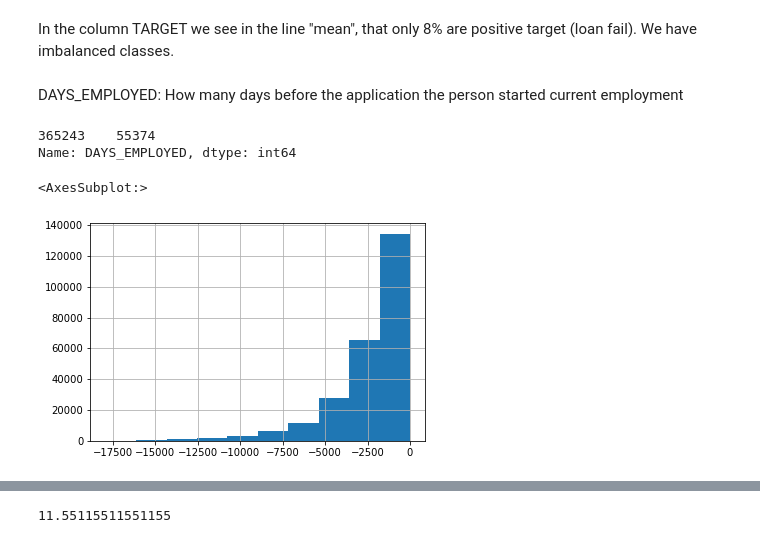
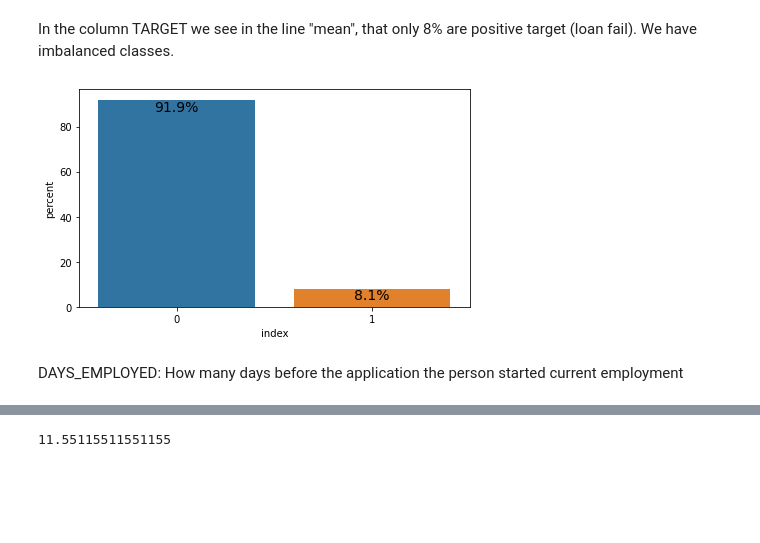
Before and after one commit to VeronikaBerezhnaia/OC_P7_credit_scoring, a Jupyter notebook: Implementez_modele_scoring.ipynb, the cells around one changed output, grey strips where cells are left out. Drawn from its saved outputs; the diff is of its cells as text; code cells hidden in the pictures; blank space fills up the shorter version.

```diff
--- a/Implementez_modele_scoring.ipynb
+++ b/Implementez_modele_scoring.ipynb
@@ -371,3 +408,15 @@ Name: EMERGENCYSTATE_MODE, dtype: int64
+# %%
+appli_tr = appli_tr.drop(['WEEKDAY_APPR_PROCESS_START',
+#                           'FLAG_OWN_CAR',
+                          'FLAG_OWN_REALTY',
+                          'NAME_TYPE_SUITE',
+                          'NAME_FAMILY_STATUS',
+#                           'ORGANIZATION_TYPE',
+                          'FONDKAPREMONT_MODE',
+#                           'HOUSETYPE_MODE',
+                          'WALLSMATERIAL_MODE',
+#                           'EMERGENCYSTATE_MODE' # has just 1 column
+                         ], axis=1)
 # %% [markdown]
 ## Flags
 Let's look for the most risky category for each falag value. Flags are integers, but since they have finite numbers of values, I can apply to them "find the most risky" function, the same way that I did to categorial variables.
@@ -523,2 +508,0 @@ CNT_FAM_MEMBERS: 2 empty cells,      0.001% missing,      17 unique values.
-# %%
-appli_tr = appli_tr.drop(['HOUR_APPR_PROCESS_START'], axis=1)
@@ -617,37 +650,27 @@ appli_tr.select_dtypes(include=int).describe()
 # %% [markdown]
 In the column TARGET we see in the line "mean", that only 8% are positive target (loan fail). We have imbalanced classes.
 # %%
-# # useless graph: we see the proportion of classes from describe method of the DataFrame, column TARGET, line MEAN
+# we have already seen the proportion of classes from describe method of the DataFrame, column TARGET, line MEAN
 
 
-# norm_target = appli_tr.TARGET.value_counts(normalize=True).mul(100).rename('percent').reset_index()
+norm_target = appli_tr.TARGET.value_counts(normalize=True).mul(100).rename('percent').reset_index()
 
-# plt.figure(figsize=(7,4))
-# # ax = sns.barplot(x=norm_target.index, y=norm_target.values, data=norm_target)
-# ax = sns.barplot(x='index', y='percent', data=norm_target)
+plt.figure(figsize=(7,4))
+# ax = sns.barplot(x=norm_target.index, y=norm_target.values, data=norm_target)
+ax = sns.barplot(x='index', y='percent', data=norm_target)
 
-# # annotate shows the values above the graphs
-# # in the cycle, take every bar on the graph and write the value
-# for patch in ax.patches:
-#     percentage= '{:.1f}%'.format(patch.get_height())
-#     ax.annotate(percentage, # text
-#     (patch.get_x() + patch.get_width() / 2, patch.get_height()), # set x and y for the annotation
-#     ha='center',
-#     va='top',
-# #     xytext=(0, 10), # with this line all the annotations are located in the same area, signatures overlap
-# #     textcoords='offset_points', # shift from the coordinate
-#     fontsize=14)
+# annotate shows the values above the graphs
+# in the cycle, take every bar on the graph and write the value
+for patch in ax.patches:
+    percentage= '{:.1f}%'.format(patch.get_height())
+    ax.annotate(percentage, # text
+    (patch.get_x() + patch.get_width() / 2, patch.get_height()), # set x and y for the annotation
+    ha='center',
+    va='top',
+#     xytext=(0, 10), # with this line all the annotations are located in the same area, signatures overlap
+#     textcoords='offset_points', # shift from the coordinate
+    fontsize=14)
+# %% [output]
+[figure, added]
 # %% [markdown]
 DAYS_EMPLOYED: How many days before the application the person started current employment
-# %%
-# display(appli_tr.DAYS_EMPLOYED.hist()) # a peak around 350,000
-display(appli_tr.loc[appli_tr.DAYS_EMPLOYED > 5000, 'DAYS_EMPLOYED'].value_counts(dropna=False)) #365243 is 1,000 years
-
-appli_tr.loc[appli_tr.DAYS_EMPLOYED > 50_000, 'DAYS_EMPLOYED'] = np.nan # 50,000 days is 136.89 years
-# appli_tr.replace(365243, np.nan, inplace=True) # works as well
-display(appli_tr.DAYS_EMPLOYED.hist()) # How many days before the application the person started current employment
-# %% [output]
-365243    55374
-Name: DAYS_EMPLOYED, dtype: int64
-<AxesSubplot:>
-[figure, old version]
```
Also changed, not shown: parts of 283 cells of this notebook.
